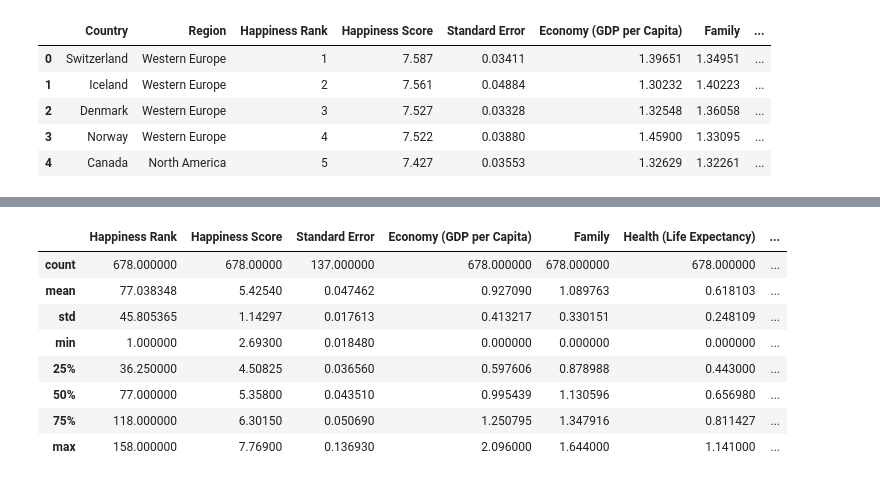
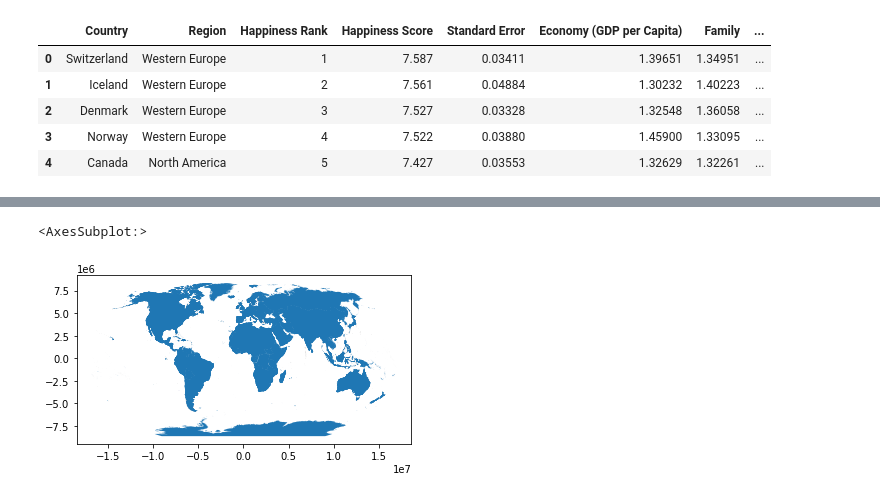
Before and after one commit to qshen9581/ds5100-group2, a Jupyter notebook: happiness_basemap.ipynb, the cells around one changed output, grey strips where cells are left out. Saved outputs shown, nothing was run; the diff lists cells and outputs as text; code cells hidden in the pictures.

```diff
--- a/happiness_basemap.ipynb
+++ b/happiness_basemap.ipynb
@@ -56,13 +74,9 @@ gdf.sample(5)
+# %%
+merged.plot()
+# %% [output]
+<AxesSubplot:>
+[figure, added]
 # %%
-merged = gdf.merge(df, left_on='ADM0_A3', right_on='Country Code')
-merged.describe()
+# merged_grouped = merged.groupby(['Country']).agg(np.mean)
+# print(len(merged_grouped))
+# merged_grouped.head()
-# %% [output]
-|  | Happiness Rank | Happiness Score | Standard Error | Economy (GDP per Capita) | Family | Health (Life Expectancy) | ... |
-| count | 678.000000 | 678.00000 | 137.000000 | 678.000000 | 678.000000 | 678.000000 | ... |
-| mean | 77.038348 | 5.42540 | 0.047462 | 0.927090 | 1.089763 | 0.618103 | ... |
-| std | 45.805365 | 1.14297 | 0.017613 | 0.413217 | 0.330151 | 0.248109 | ... |
-| min | 1.000000 | 2.69300 | 0.018480 | 0.000000 | 0.000000 | 0.000000 | ... |
-| 25% | 36.250000 | 4.50825 | 0.036560 | 0.597606 | 0.878988 | 0.443000 | ... |
-| 50% | 77.000000 | 5.35800 | 0.043510 | 0.995439 | 1.130596 | 0.656980 | ... |
-| 75% | 118.000000 | 6.30150 | 0.050690 | 1.250795 | 1.347916 | 0.811427 | ... |
-| max | 158.000000 | 7.76900 | 0.136930 | 2.096000 | 1.644000 | 1.141000 | ... |
```
Also changed, not shown: parts of 10 cells of this notebook.
